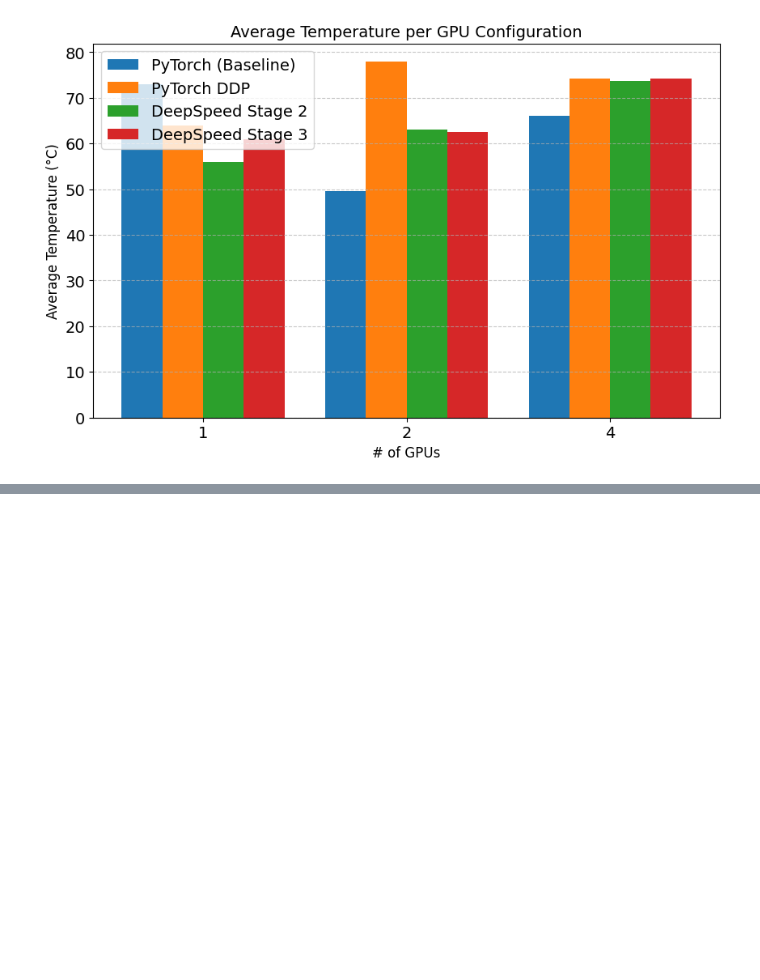
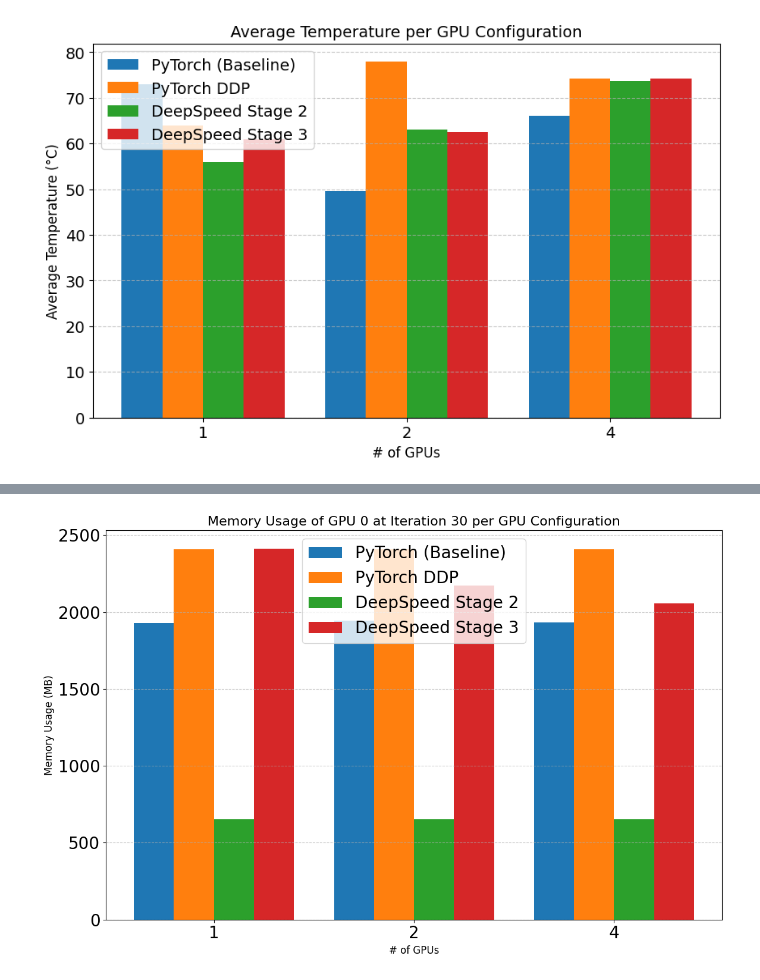
Before and after one commit to XXXG00W0/hpml_project, a Jupyter notebook: classify_profiler_functions.ipynb, the cells around one changed output, grey strips where cells are left out. Cells and saved outputs as stored; diff of their text form; code cells hidden in the pictures; blank space fills up the shorter version.

```diff
--- a/classify_profiler_functions.ipynb
+++ b/classify_profiler_functions.ipynb
@@ -498,8 +503,8 @@ plt.show()
 # Data extracted from the provided table
 # Measured Time (sec) for different setups
 avg_iter_time = {
-    "PyTorch (Baseline)": [[0.8551751931508382], [0.7614468097686767, 0.7614468097686767],
-                           [0.8813926537831624, 0.8813926537831624, 0.8813926537831624, 0.8813926537831624]],
+    "PyTorch (Baseline)": [[0.8361667315165202], [0.7211076259613037, 0.7211076259613037],
+                           [0.7034886439641317, 0.7034886439641317, 0.7034886439641317, 0.7034886439641317]],
     "PyTorch DDP": [[0.8286765495936076], [0.8675604502360026, 0.8675548871358235],
                     [0.9073401848475139, 0.907338269551595, 0.9073394298553467, 0.9073396603266398]],
     "DeepSpeed Stage 2": [[0.9017935991287231], [1.2305411338806151, 1.232868496576945],
@@ -581,3 +586,43 @@ DeepSpeed Stage 3: [np.float64(0.0), np.float64(0.2926620403925575), np.float64(
+# %%
+import numpy as np
+
+import matplotlib.pyplot as plt
+
+# Memory usage data
+memory_usage_30 = {
+    "PyTorch (Baseline)": [1930.56982421875, 1946.42236328125, 1932.15673828125],
+    "PyTorch DDP": [2408.5205078125, 2409.033203125, 2407.5712890625],
+    "DeepSpeed Stage 2": [651.70654296875, 651.70654296875, 651.70654296875],
+    "DeepSpeed Stage 3": [2410.95703125, 2174.7197265625, 2055.39501953125]
+}
+
+# X-axis labels for different number of GPUs
+x_labels = [1, 2, 4]
+
+# Bar width for grouped bar chart
+bar_width = 0.2
+x_positions = np.arange(len(x_labels))
+
+
+# Plotting the grouped bar chart
+plt.figure(figsize=(12, 8))
+for idx, (label, data) in enumerate(memory_usage_30.items()):
+    plt.bar(x_positions + idx * bar_width, data, bar_width, label=label)
+
+# Adding labels and legend
+plt.xlabel("# of GPUs", fontsize=12)
+plt.ylabel("Memory Usage (MB)", fontsize=12)
+plt.title("Memory Usage of GPU 0 at Iteration 30 per GPU Configuration", fontsize=16)
+plt.xticks(x_positions + bar_width * (len(memory_usage_30) - 1) / 2, x_labels)
+plt.legend()
+plt.grid(axis='y', linestyle='--', alpha=0.7)
+plt.tight_layout()
+
+plt.rcParams.update({'font.size': 16})
+# Show the plot
+plt.show()
+# %% [output]
+[figure, added]
 # %%
 # # Load GPT-2 model and count the number of parameters and trainable parameters
 # import torch
```
Also changed, not shown: parts of 7 cells of this notebook, 15 other files.
